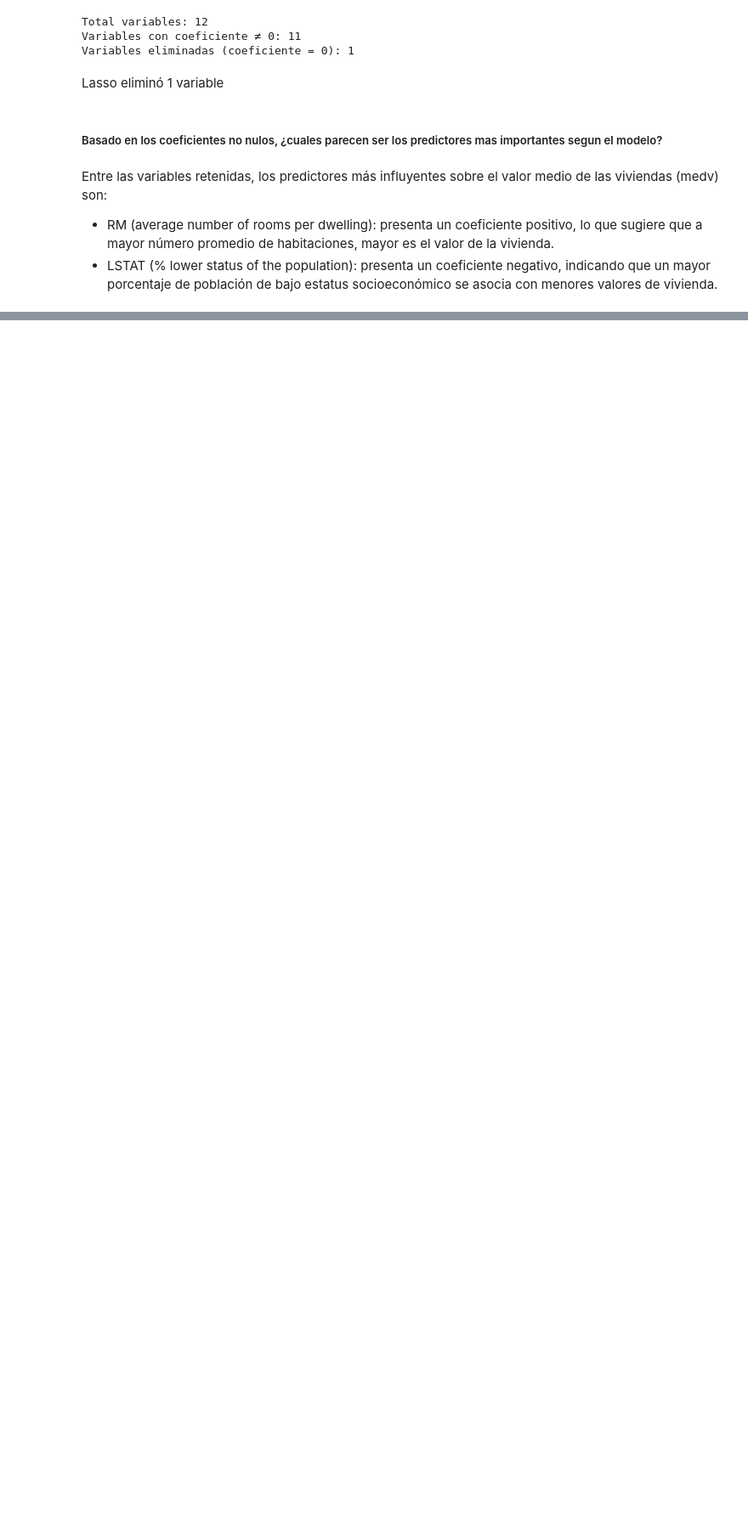
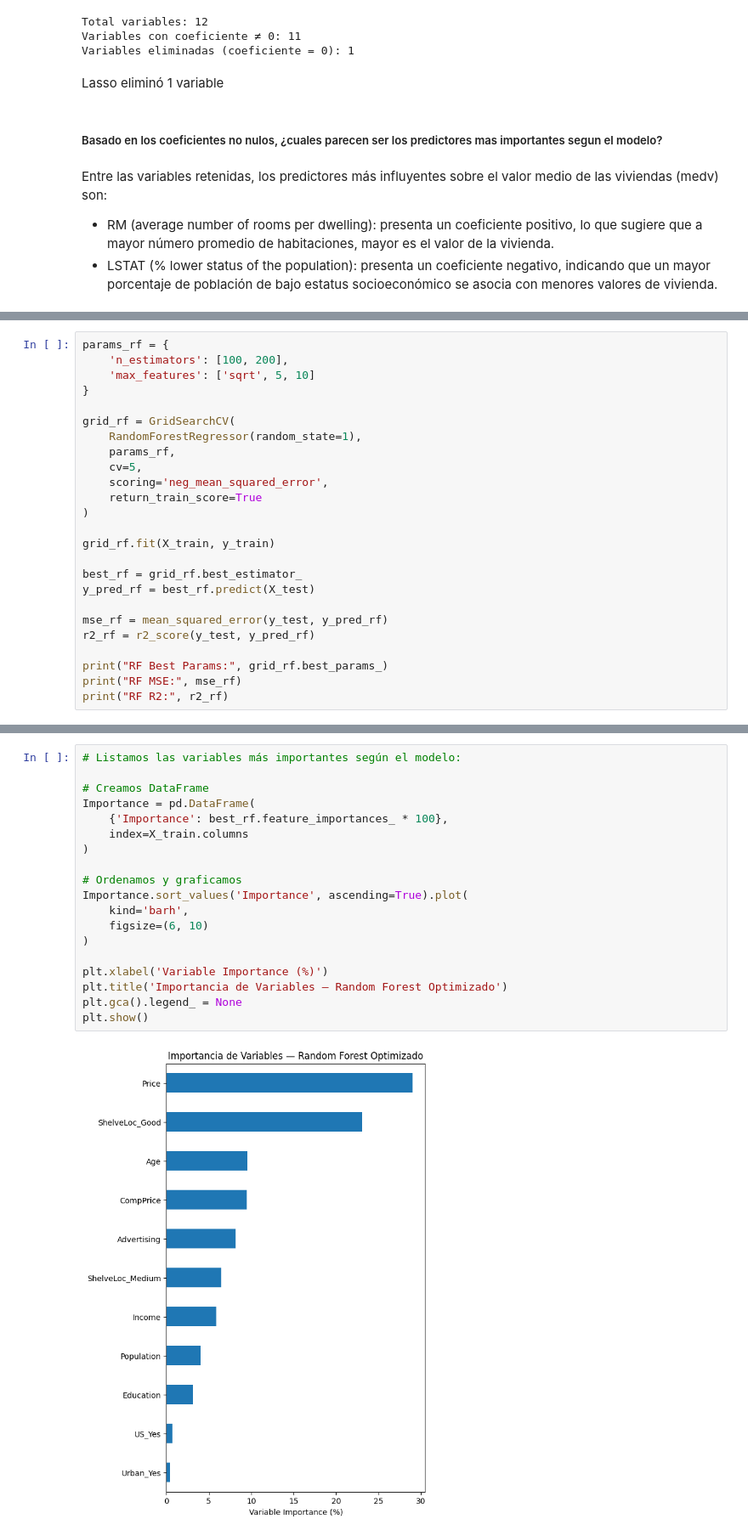
Before and after one commit to MariaLesly/Machine-Learning-G3, a Jupyter notebook: Tarea2_ML.ipynb, the cells around one changed output, grey strips where cells are left out. Shown: that part at 85% size. Drawn from its saved outputs; the diff is of its cells as text; blank space fills up the shorter version.

```diff
--- a/Tarea2_ML.ipynb
+++ b/Tarea2_ML.ipynb
@@ -189,0 +311,25 @@ Entre las variables retenidas, los predictores más influyentes sobre el valor m
+# %%
+params_rf = {
+    'n_estimators': [100, 200],
+    'max_features': ['sqrt', 5, 10]
+}
+
+grid_rf = GridSearchCV(
+    RandomForestRegressor(random_state=1),
+    params_rf,
+    cv=5,
+    scoring='neg_mean_squared_error',
+    return_train_score=True
+)
+
+grid_rf.fit(X_train, y_train)
+
+best_rf = grid_rf.best_estimator_
+y_pred_rf = best_rf.predict(X_test)
+
+mse_rf = mean_squared_error(y_test, y_pred_rf)
+r2_rf = r2_score(y_test, y_pred_rf)
+
+print("RF Best Params:", grid_rf.best_params_)
+print("RF MSE:", mse_rf)
+print("RF R2:", r2_rf)
@@ -189,0 +340,21 @@ Entre las variables retenidas, los predictores más influyentes sobre el valor m
+# %%
+# Listamos las variables más importantes según el modelo:
+
+# Creamos DataFrame
+Importance = pd.DataFrame(
+    {'Importance': best_rf.feature_importances_ * 100},
+    index=X_train.columns
+)
+
+# Ordenamos y graficamos
+Importance.sort_values('Importance', ascending=True).plot(
+    kind='barh',
+    figsize=(6, 10)
+)
+
+plt.xlabel('Variable Importance (%)')
+plt.title('Importancia de Variables — Random Forest Optimizado')
+plt.gca().legend_ = None
+plt.show()
+# %% [output]
+[figure, added]
```
Also changed, not shown: parts of 28 cells of this notebook.
